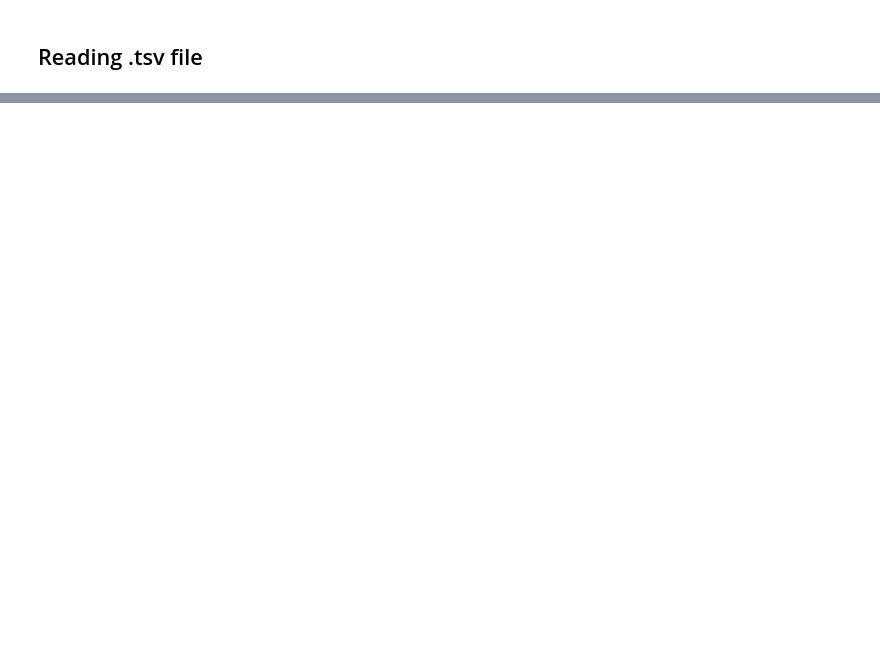
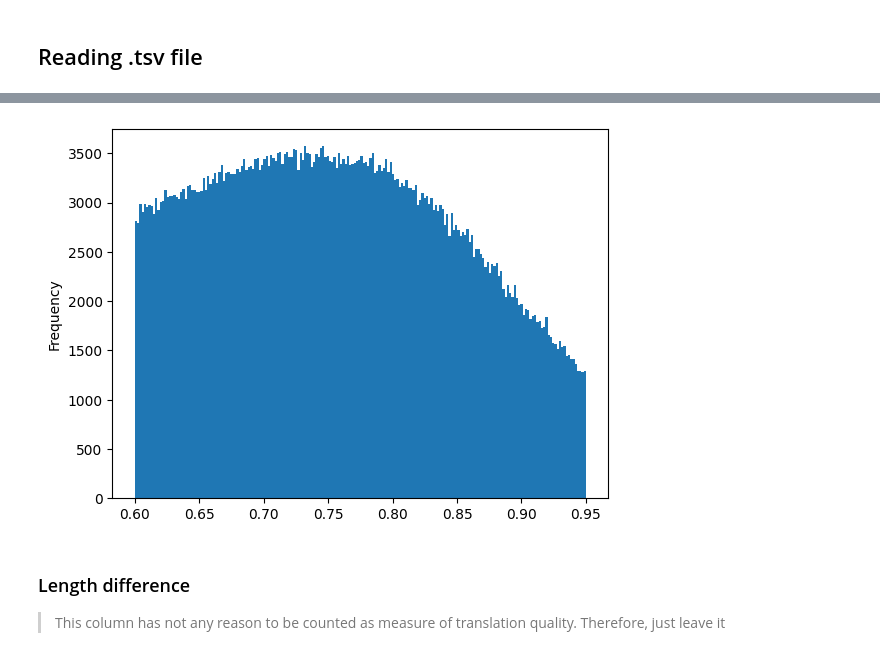
Before and after one commit to blueberry13-8/text-detoxification, a Jupyter notebook: notebooks/1.0-initial-data-exploration.ipynb, the cells around one changed output, grey strips where cells are left out. Cells and saved outputs as stored; diff of their text form; code cells hidden in the pictures; blank space fills up the shorter version.

```diff
--- a/notebooks/1.0-initial-data-exploration.ipynb
+++ b/notebooks/1.0-initial-data-exploration.ipynb
@@ -30,0 +132,8 @@ dataset.head()
+# %%
+dataset['similarity'].plot.hist(bins=200)
+plt.show()
+# %% [output]
+[figure, added]
+# %% [markdown]
+### Length difference
+> This column has not any reason to be counted as measure of translation quality. Therefore, just leave it
```
Also changed, not shown: parts of 25 cells of this notebook, 3 other files.
